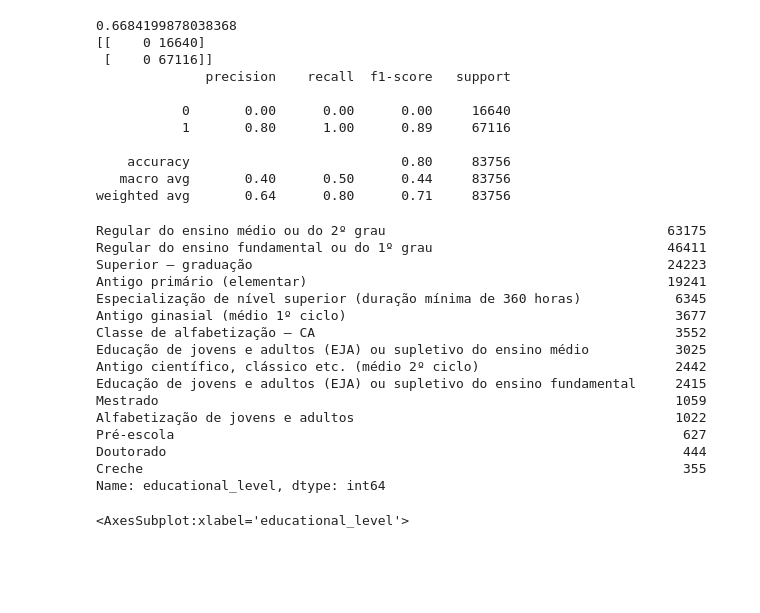
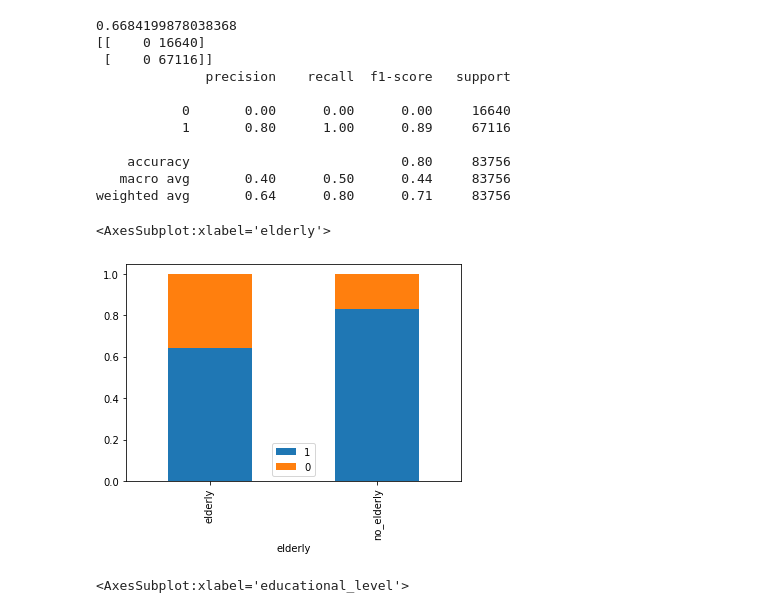
Before and after one commit to luisnakayama/IBGE_internet, a Jupyter notebook: ibge.ipynb, the cells around one changed output. Saved outputs shown, nothing was run; the diff lists cells and outputs as text; code cells hidden in the pictures; blank space fills up the shorter version.

```diff
--- a/ibge.ipynb
+++ b/ibge.ipynb
@@ -69,3 +78,21 @@ diabetes_restriction                object
 populacao                            int64
 renda_per_capita                   float64
 dtype: object
+# %%
+def age_groups(x):
+    if x < 18: return '10-18'
+    elif x < 40: return '19-40'
+    elif x < 60: return '40-59'
+    elif x >=60: return '60+'
+    else: return 'other'
+
+
+data['age_group'] = data.age.apply(age_groups)
+# %%
+def elderly(x):
+    if x < 60: return 'no_elderly'
+    elif x >=60: return 'elderly'
+    else: return 'other'
+
+
+data['elderly'] = data.age.apply(elderly)
@@ -429,29 +523,17 @@ weighted avg       0.64      0.80      0.71     83756
 #logreg.score(x_test, y_test)
 # %%
 #print(logreg.coef_)
-# %%
-data['internet'].value_counts()
-data['educational_level'].value_counts()
-# %% [output]
-Regular do ensino médio ou do 2º grau                                    63175
-Regular do ensino fundamental ou do 1º grau                              46411
-Superior – graduação                                                     24223
-Antigo primário (elementar)                                              19241
-Especialização de nível superior (duração mínima de 360 horas)            6345
-Antigo ginasial (médio 1º ciclo)                                          3677
-Classe de alfabetização – CA                                              3552
-Educação de jovens e adultos (EJA) ou supletivo do ensino médio           3025
-Antigo científico, clássico etc. (médio 2º ciclo)                         2442
-Educação de jovens e adultos (EJA) ou supletivo do ensino fundamental     2415
-Mestrado                                                                  1059
-Alfabetização de jovens e adultos                                         1022
-Pré-escola                                                                 627
-Doutorado                                                                  444
-Creche                                                                     355
-Name: educational_level, dtype: int64
 # %%
 #chi square of independence
 alpha = 0.05
+# %%
+proportions=data.groupby('elderly')['internet'].value_counts(normalize=True)
+wide_proportions = proportions.unstack()
+
+wide_proportions.plot(kind='bar', stacked=True)
+# %% [output]
+<AxesSubplot:xlabel='elderly'>
+[figure, added]
 # %%
 proportions=data.groupby('educational_level')['internet'].value_counts(normalize=True)
 wide_proportions = proportions.unstack()
```
Also changed, not shown: parts of 37 cells of this notebook.
